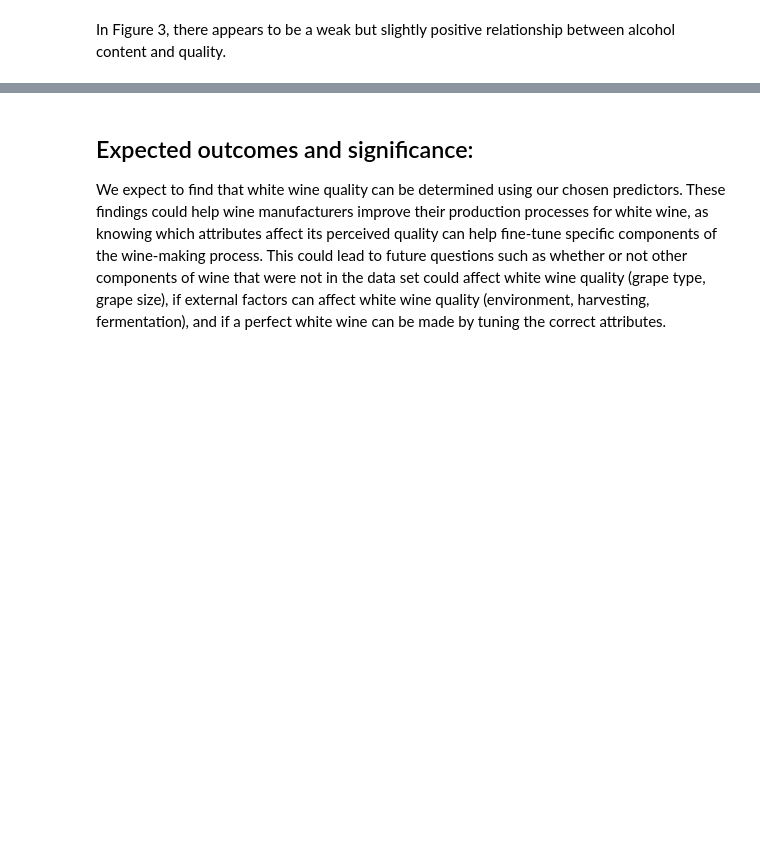
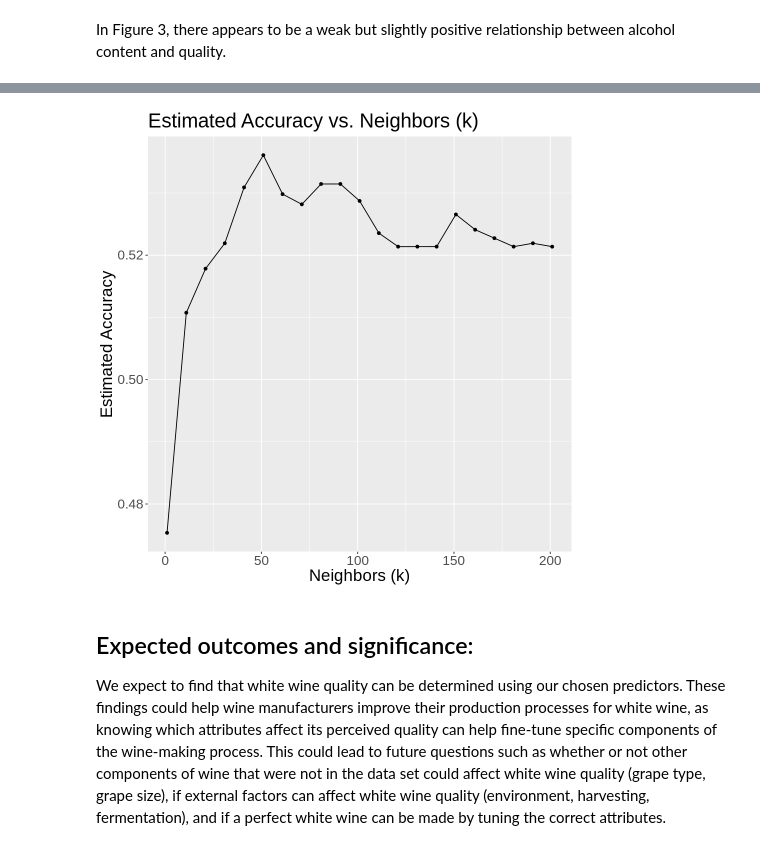
Before and after one commit to pradhyumnan8/DSCI-100-Wine-Quality-Predictor-Project, a Jupyter notebook: group_project_report.ipynb, the cells around one changed output, grey strips where cells are left out. Drawn from its saved outputs; the diff is of its cells as text; code cells hidden in the pictures; blank space fills up the shorter version.

Commit message:
Add classification section

```diff
--- a/group_project_report.ipynb
+++ b/group_project_report.ipynb
@@ -203,0 +216,17 @@ To answer our question, we will conduct our data analysis by using the $K$-neare
+# %%
+knn_tune <- nearest_neighbor(weight_func = "rectangular", neighbors = tune()) |>
+    set_engine("kknn") |>
+    set_mode("classification")
+# %%
+set.seed(1234)
+
+wine_vfold <- vfold_cv(wine_train, v = 5, strata = quality)
+# %%
+set.seed(1234)
+
+gridvals = tibble(neighbors = seq(from = 1, to = 201, by = 10))
+
+wine_tune <- workflow() |>
+    add_recipe(wine_recipe) |>
+    add_model(knn_tune) |>
+    tune_grid(resamples = wine_vfold, grid = gridvals)
@@ -203,0 +241,7 @@ To answer our question, we will conduct our data analysis by using the $K$-neare
+# %%
+results <- wine_tune |>
+    collect_metrics() |>
+    filter(.metric == "accuracy") |>
+    arrange(desc(mean))
+
+results
@@ -203,0 +264,13 @@ To answer our question, we will conduct our data analysis by using the $K$-neare
+# %%
+options(repr.plot.width = 8, repr.plot.height = 8)
+
+accuracy_plot <- results |>
+    ggplot(aes(x = neighbors, y = mean)) +
+    geom_line() +
+    geom_point() +
+    labs(x = "Neighbors (k)", y = "Estimated Accuracy", title = "Estimated Accuracy vs. Neighbors (k)") +
+    theme(text = element_text(size = 20))
+
+accuracy_plot
+# %% [output]
+[figure, added]
```
Also changed, not shown: parts of 19 cells of this notebook.
